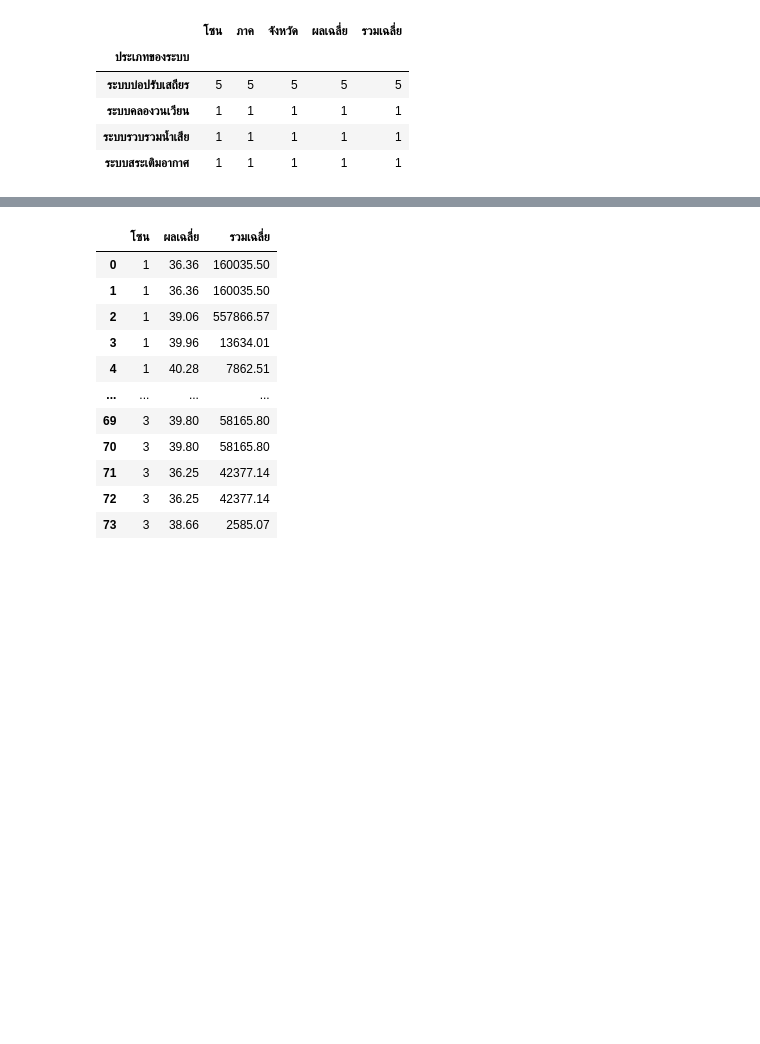
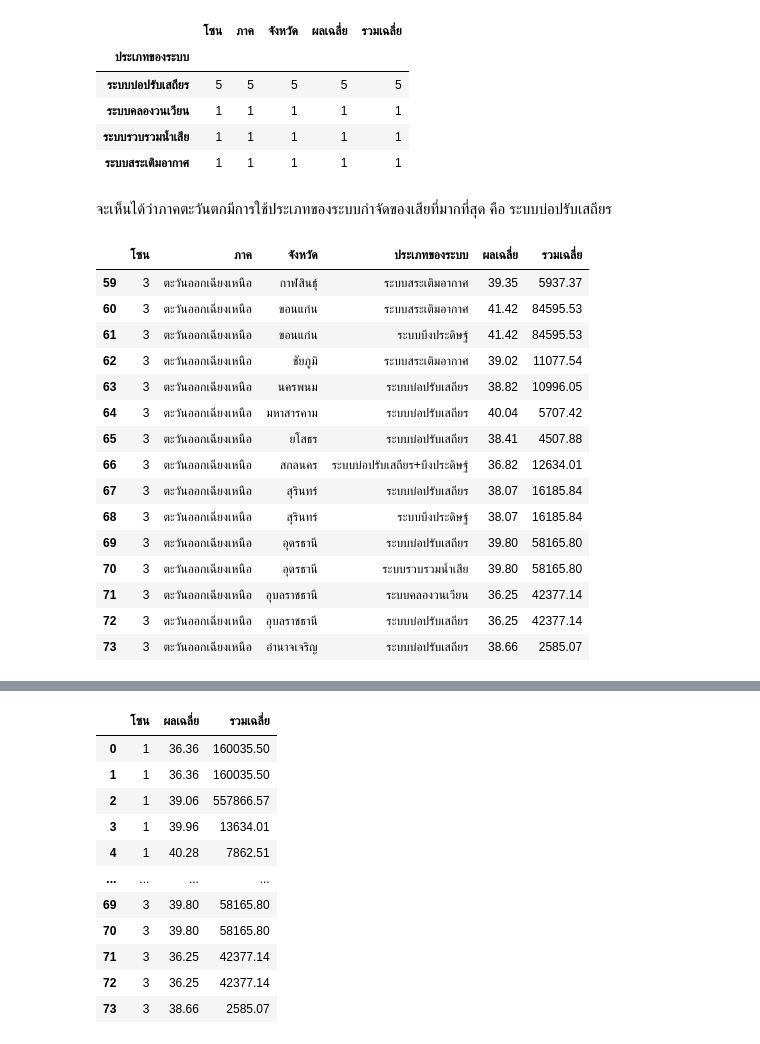
Before and after one commit to chalarm1405/DWDM21_, a Jupyter notebook: Project for Group.ipynb, the cells around one changed output, grey strips where cells are left out. Cells and saved outputs as stored; diff of their text form; code cells hidden in the pictures; blank space fills up the shorter version.

```diff
--- a/Project for Group.ipynb
+++ b/Project for Group.ipynb
@@ -722,3 +718,25 @@ West ##เรียกดูตาราง
 | ระบบคลองวนเวียน | 1 | 1 | 1 | 1 | 1 |
 | ระบบรวบรวมน้ำเสีย | 1 | 1 | 1 | 1 | 1 |
 | ระบบสระเติมอากาศ | 1 | 1 | 1 | 1 | 1 |
+# %% [markdown]
+จะเห็นได้ว่าภาคตะวันตกมีการใช้ประเภทของระบบกำจัดของเสียที่มากที่สุด คือ ระบบบ่อปรับเสถียร
+# %%
+Northeastdata = data_1[data_1['ภาค']=='ตะวันออกเฉียงเหนือ']
+Northeastdata
+# %% [output]
+|  | โซน | ภาค | จังหวัด | ประเภทของระบบ | ผลเฉลี่ย | รวมเฉลี่ย |
+| 59 | 3 | ตะวันออกเฉียงเหนือ | กาฬสินธุ์ | ระบบสระเติมอากาศ | 39.35 | 5937.37 |
+| 60 | 3 | ตะวันออกเฉียงเหนือ | ขอนแก่น | ระบบสระเติมอากาศ | 41.42 | 84595.53 |
+| 61 | 3 | ตะวันออกเฉียงเหนือ | ขอนแก่น | ระบบบึงประดิษฐ์ | 41.42 | 84595.53 |
+| 62 | 3 | ตะวันออกเฉียงเหนือ | ชัยภูมิ | ระบบสระเติมอากาศ | 39.02 | 11077.54 |
+| 63 | 3 | ตะวันออกเฉียงเหนือ | นครพนม | ระบบบ่อปรับเสถียร | 38.82 | 10996.05 |
+| 64 | 3 | ตะวันออกเฉียงเหนือ | มหาสารคาม | ระบบบ่อปรับเสถียร | 40.04 | 5707.42 |
+| 65 | 3 | ตะวันออกเฉียงเหนือ | ยโสธร | ระบบบ่อปรับเสถียร | 38.41 | 4507.88 |
+| 66 | 3 | ตะวันออกเฉียงเหนือ | สกลนคร | ระบบบ่อปรับเสถียร+บึงประดิษฐ์ | 36.82 | 12634.01 |
+| 67 | 3 | ตะวันออกเฉียงเหนือ | สุรินทร์ | ระบบบ่อปรับเสถียร | 38.07 | 16185.84 |
+| 68 | 3 | ตะวันออกเฉียงเหนือ | สุรินทร์ | ระบบบึงประดิษฐ์ | 38.07 | 16185.84 |
+| 69 | 3 | ตะวันออกเฉียงเหนือ | อุดรธานี | ระบบบ่อปรับเสถียร | 39.80 | 58165.80 |
+| 70 | 3 | ตะวันออกเฉียงเหนือ | อุดรธานี | ระบบรวบรวมน้ำเสีย | 39.80 | 58165.80 |
+| 71 | 3 | ตะวันออกเฉียงเหนือ | อุบลราชธานี | ระบบคลองวนเวียน | 36.25 | 42377.14 |
+| 72 | 3 | ตะวันออกเฉียงเหนือ | อุบลราชธานี | ระบบบ่อปรับเสถียร | 36.25 | 42377.14 |
+| 73 | 3 | ตะวันออกเฉียงเหนือ | อำนาจเจริญ | ระบบบ่อปรับเสถียร | 38.66 | 2585.07 |
```
Also changed, not shown: parts of 13 cells of this notebook.
